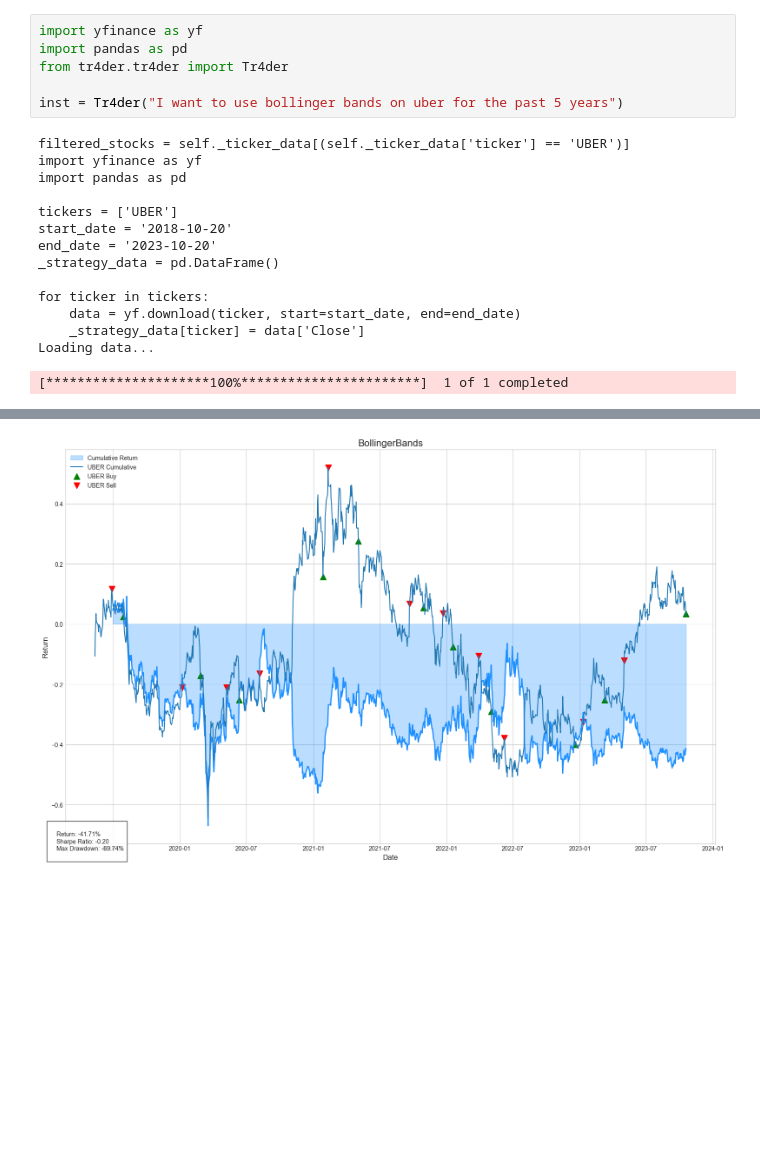
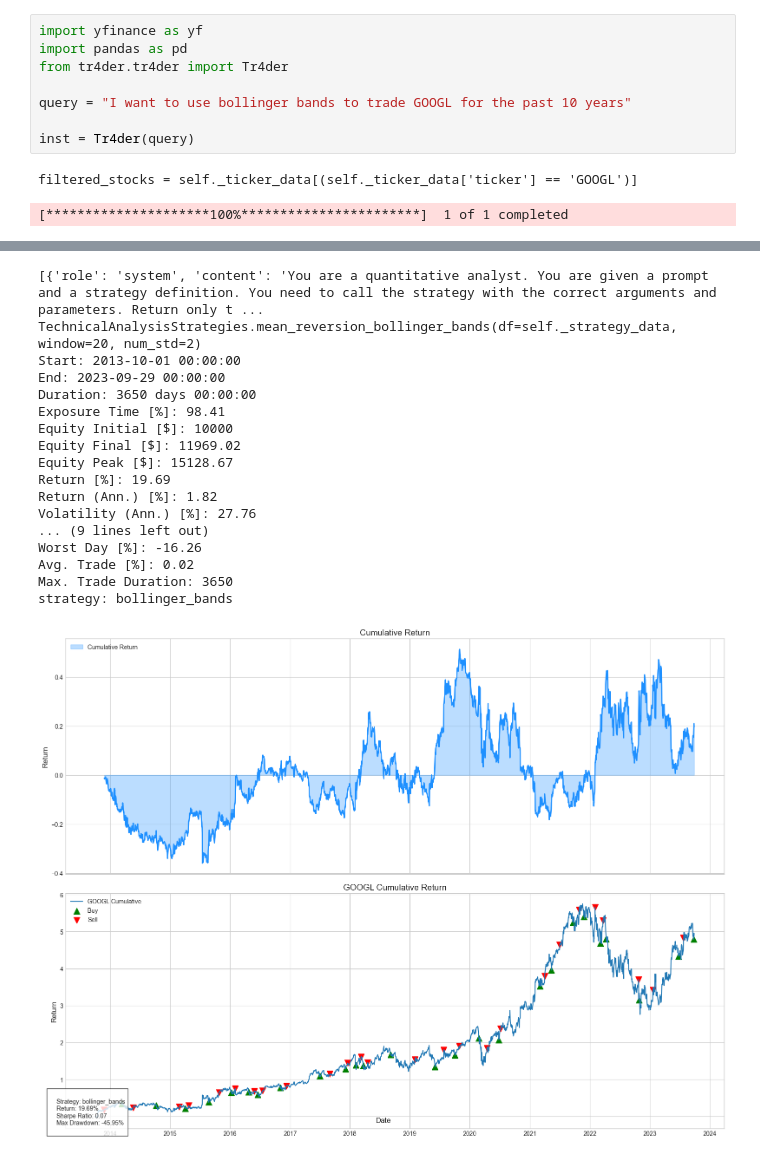
Before and after one commit to smullins998/Tr4der, a Jupyter notebook: test.ipynb, the cells around one changed output, grey strips where cells are left out. Saved outputs shown, nothing was run; the diff lists cells and outputs as text; blank space fills up the shorter version.

Commit message:
Update readme, setup and images

```diff
--- a/test.ipynb
+++ b/test.ipynb
@@ -3,19 +3,9 @@ import yfinance as yf
 import pandas as pd
 from tr4der.tr4der import Tr4der
 
-inst = Tr4der("I want to use bollinger bands on uber for the past 5 years")
+query = "I want to use bollinger bands to trade GOOGL for the past 10 years"
+
+inst = Tr4der(query)
 # %% [output]
-filtered_stocks = self._ticker_data[(self._ticker_data['ticker'] == 'UBER')]
-import yfinance as yf
-import pandas as pd
-
-tickers = ['UBER']
-start_date = '2018-10-20'
-end_date = '2023-10-20'
-_strategy_data = pd.DataFrame()
-
-for ticker in tickers:
-    data = yf.download(ticker, start=start_date, end=end_date)
-    _strategy_data[ticker] = data['Close']
-Loading data...
+filtered_stocks = self._ticker_data[(self._ticker_data['ticker'] == 'GOOGL')]
 [*********************100%***********************]  1 of 1 completed
@@ -39,3 +24,20 @@ strategy: BollingerBands
+[{'role': 'system', 'content': 'You are a quantitative analyst. You are given a prompt and a strategy definition. You need to call the strategy with the correct arguments and parameters. Return only t ...
+TechnicalAnalysisStrategies.mean_reversion_bollinger_bands(df=self._strategy_data, window=20, num_std=2)
+Start: 2013-10-01 00:00:00
+End: 2023-09-29 00:00:00
+Duration: 3650 days 00:00:00
+Exposure Time [%]: 98.41
+Equity Initial [$]: 10000
+Equity Final [$]: 11969.02
+Equity Peak [$]: 15128.67
+Return [%]: 19.69
+Return (Ann.) [%]: 1.82
+Volatility (Ann.) [%]: 27.76
+... (9 lines left out)
+Worst Day [%]: -16.26
+Avg. Trade [%]: 0.02
+Max. Trade Duration: 3650
+strategy: bollinger_bands
-[figure, old version]
+[figure, new version]
 # %%
 pd.set_option('display.max_rows', None)
```
Also changed, not shown: parts of 3 cells of this notebook, 10 other files.
